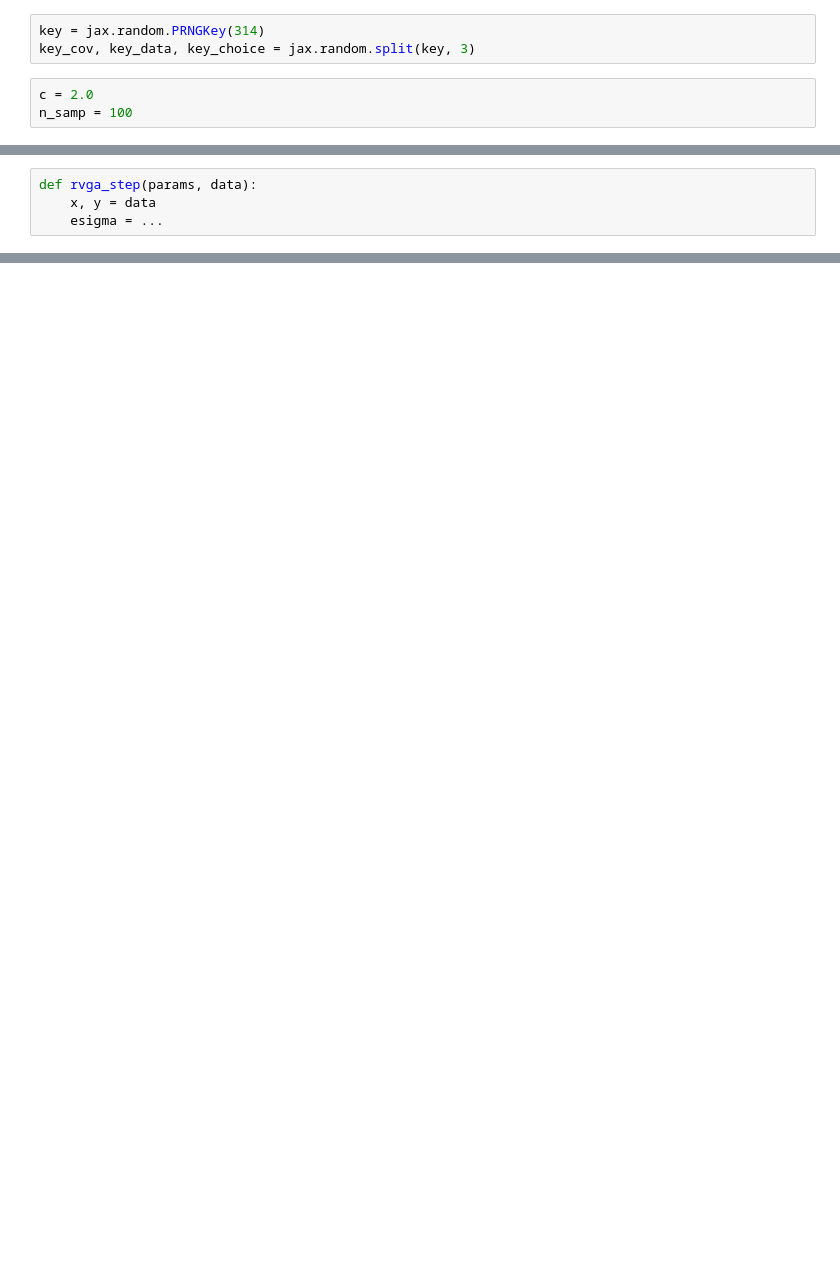
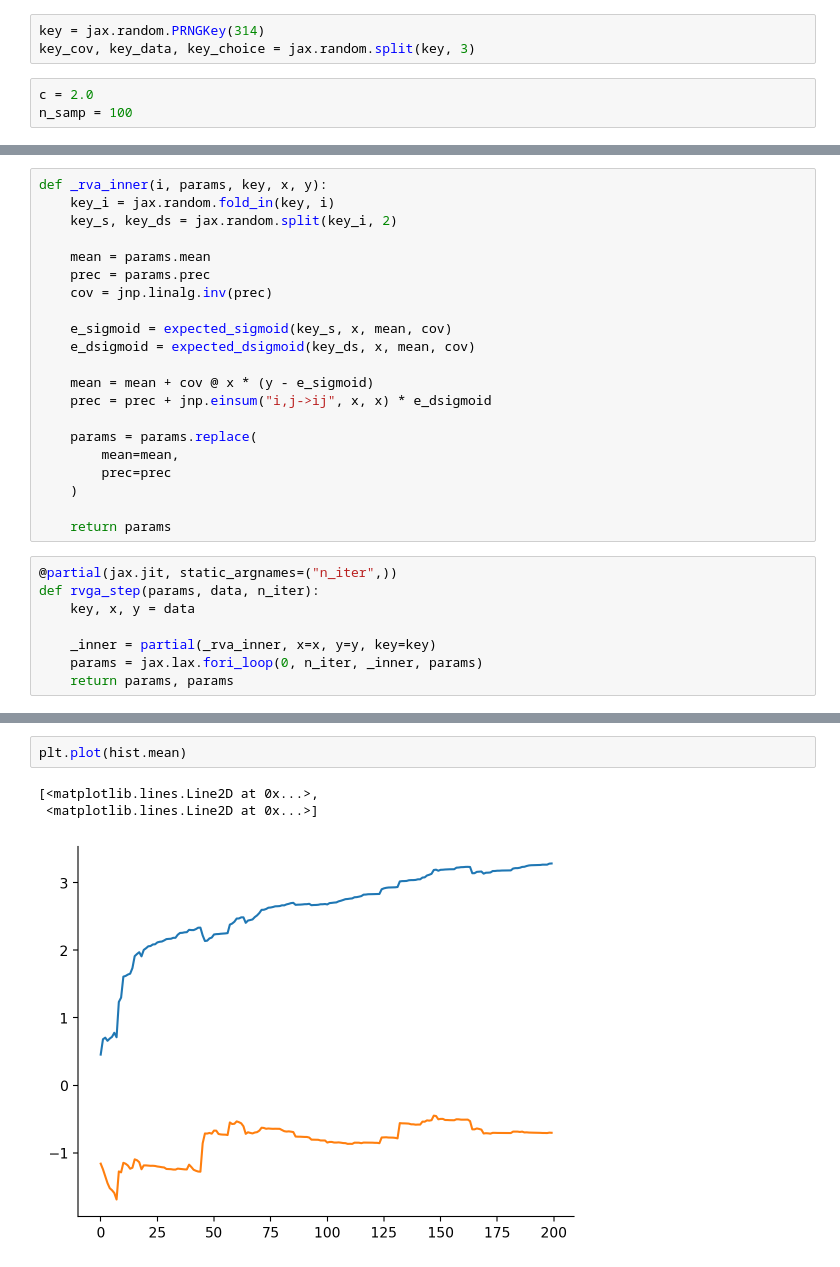
Before and after one commit to gerdm/bayes, a Jupyter notebook: rvga-logreg.ipynb, the cells around one changed output, grey strips where cells are left out. Saved outputs shown, nothing was run; the diff lists cells and outputs as text; blank space fills up the shorter version.

```diff
--- a/rvga-logreg.ipynb
+++ b/rvga-logreg.ipynb
@@ -92,4 +99,29 @@ Array(0.14250451, dtype=float32)
+# %%
+def _rva_inner(i, params, key, x, y):
+    key_i = jax.random.fold_in(key, i)
+    key_s, key_ds = jax.random.split(key_i, 2)
+
+    mean = params.mean
+    prec = params.prec
+    cov = jnp.linalg.inv(prec)
+
+    e_sigmoid = expected_sigmoid(key_s, x, mean, cov)
+    e_dsigmoid = expected_dsigmoid(key_ds, x, mean, cov)
+
+    mean = mean + cov @ x * (y - e_sigmoid)
+    prec = prec + jnp.einsum("i,j->ij", x, x) * e_dsigmoid
+
+    params = params.replace(
+        mean=mean,
+        prec=prec
+    )
+
+    return params
 # %%
-def rvga_step(params, data):
-    x, y = data
-    esigma = ...
+@partial(jax.jit, static_argnames=("n_iter",))
+def rvga_step(params, data, n_iter):
+    key, x, y = data
+
+    _inner = partial(_rva_inner, x=x, y=y, key=key)
+    params = jax.lax.fori_loop(0, n_iter, _inner, params)
+    return params, params
@@ -95,0 +151,6 @@ def rvga_step(params, data):
+# %%
+plt.plot(hist.mean)
+# %% [output]
+[<matplotlib.lines.Line2D at 0x...>,
+ <matplotlib.lines.Line2D at 0x...>]
+[figure, added]
```
Also changed, not shown: parts of 19 cells of this notebook.
